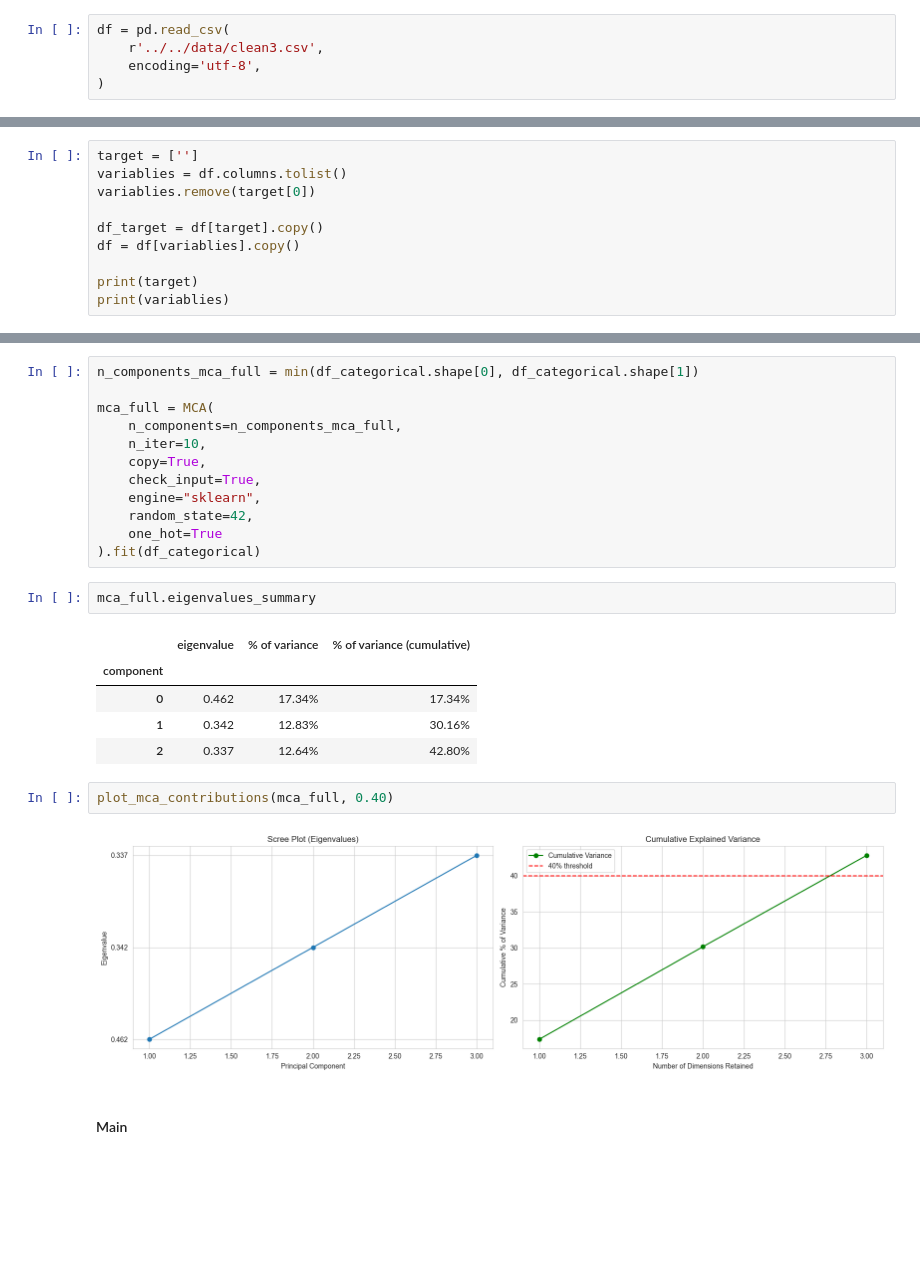
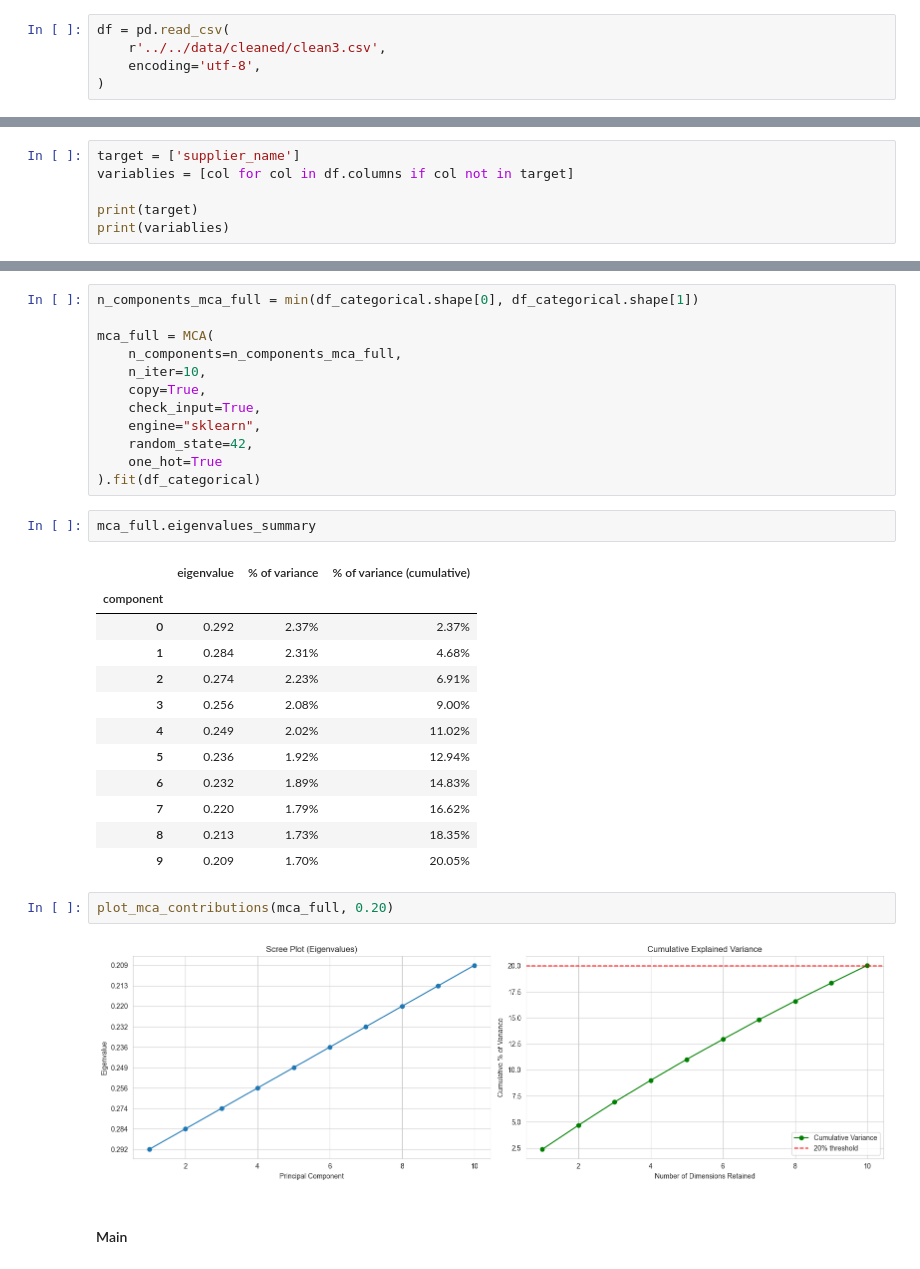
Before and after one commit to Avcuongy/DSS, a Jupyter notebook: notebooks/analysis/4_multivariate.ipynb, the cells around one changed output, grey strips where cells are left out. Saved outputs shown, nothing was run; the diff lists cells and outputs as text; blank space fills up the shorter version.

```diff
--- a/notebooks/analysis/4_multivariate.ipynb
+++ b/notebooks/analysis/4_multivariate.ipynb
@@ -20,7 +19,7 @@ from sklearn.metrics import silhouette_samples, silhouette_score, classification
 # Data
 # %%
 df = pd.read_csv(
-    r'../../data/clean3.csv',
+    r'../../data/cleaned/clean3.csv',
     encoding='utf-8',
 )
 # %%
@@ -88,12 +92,8 @@ dtype: int64
 # %% [markdown]
 ## Varibles and target
 # %%
-target = ['']
-variablies = df.columns.tolist()
-variablies.remove(target[0])
-
-df_target = df[target].copy()
-df = df[variablies].copy()
+target = ['supplier_name']
+variablies = [col for col in df.columns if col not in target]
 
 print(target)
 print(variablies)
@@ -221,13 +252,20 @@ mca_full.eigenvalues_summary
 # %% [output]
 |  | eigenvalue | % of variance | % of variance (cumulative) |
 | component |  |  |  |
-| 0 | 0.462 | 17.34% | 17.34% |
-| 1 | 0.342 | 12.83% | 30.16% |
-| 2 | 0.337 | 12.64% | 42.80% |
+| 0 | 0.292 | 2.37% | 2.37% |
+| 1 | 0.284 | 2.31% | 4.68% |
+| 2 | 0.274 | 2.23% | 6.91% |
+| 3 | 0.256 | 2.08% | 9.00% |
+| 4 | 0.249 | 2.02% | 11.02% |
+| 5 | 0.236 | 1.92% | 12.94% |
+| 6 | 0.232 | 1.89% | 14.83% |
+| 7 | 0.220 | 1.79% | 16.62% |
+| 8 | 0.213 | 1.73% | 18.35% |
+| 9 | 0.209 | 1.70% | 20.05% |
 # %%
-plot_mca_contributions(mca_full, 0.40)
+plot_mca_contributions(mca_full, 0.20)
 # %% [output]
-[figure, old version]
+[figure, new version]
 # %% [markdown]
 #### Main
 # %%
```
Also changed, not shown: parts of 33 cells of this notebook, 3 other files.
